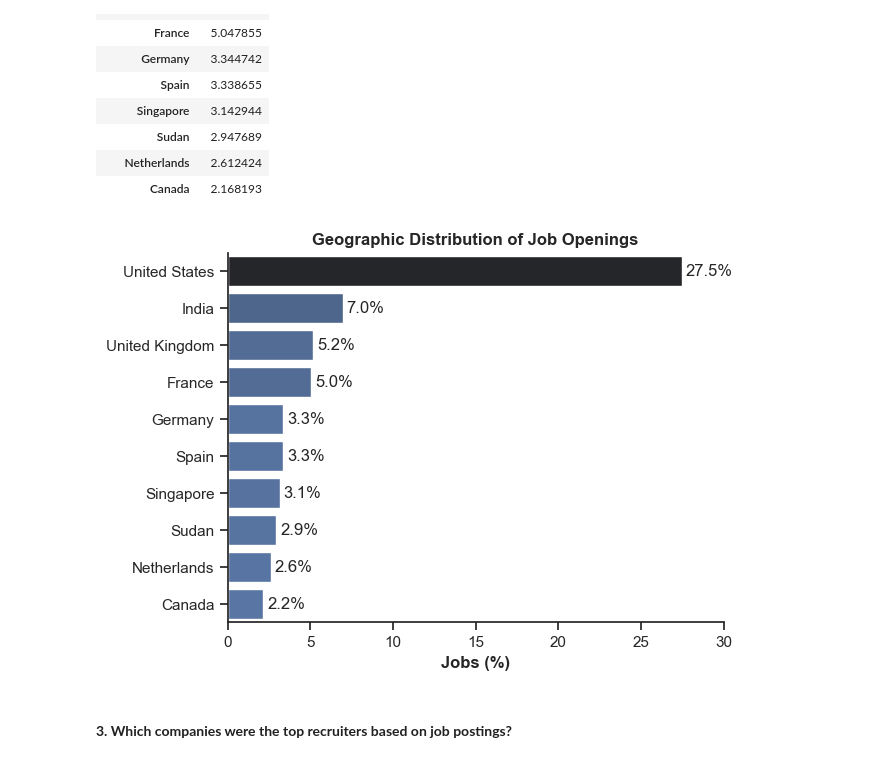
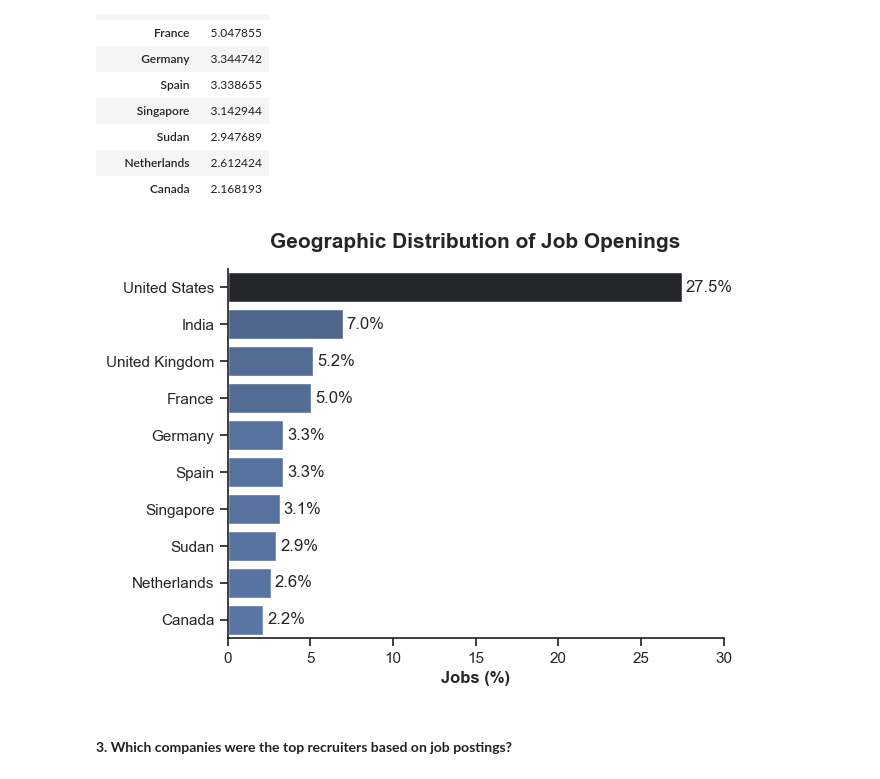
Before and after one commit to kierncb/Python_Data_Job_EDA, a Jupyter notebook: Exploratory_Data_Analysis.ipynb, the cells around one changed output. Saved outputs shown, nothing was run; the diff lists cells and outputs as text; code cells hidden in the pictures.

```diff
--- a/Exploratory_Data_Analysis.ipynb
+++ b/Exploratory_Data_Analysis.ipynb
@@ -8,7 +8,7 @@ import seaborn as sns
 import matplotlib.pyplot as plt
 
 # Loading data
-df = pd.read_csv(r"...\data_jobs.csv")
+df = pd.read_csv(r"...data_jobs.csv")
 
 df.head()
 # %% [output]
@@ -165,22 +166,23 @@ df_job_country
 # %%
 # Plot
 sns.set_theme(style='ticks')
 ax = sns.barplot(data=df_job_country, x='proportion', y='job_country', hue='proportion', palette='dark:b_r', legend=False)
 sns.despine()
 
 # Add percentage labels
 for container in ax.containers:
     ax.bar_label(container, fmt='%.1f%%', padding=3)
 
 # Set x-axis limit to 30%
 plt.xlim(0, 30)
 
-plt.title('Geographic Distribution of Job Openings', weight='bold')
+# Set and format lables
+plt.title('Geographic Distribution of Job Openings', weight='bold', pad=15, fontsize=15)
 plt.xlabel('Jobs (%)', weight='bold')
 plt.ylabel('')
 plt.show()
 # %% [output]
-[figure, old version]
+[figure, new version]
 # %% [markdown]
 #### **3. Which companies were the top recruiters based on job postings?**
 # %%
```
Also changed, not shown: parts of 5 cells of this notebook, 15 other files.
